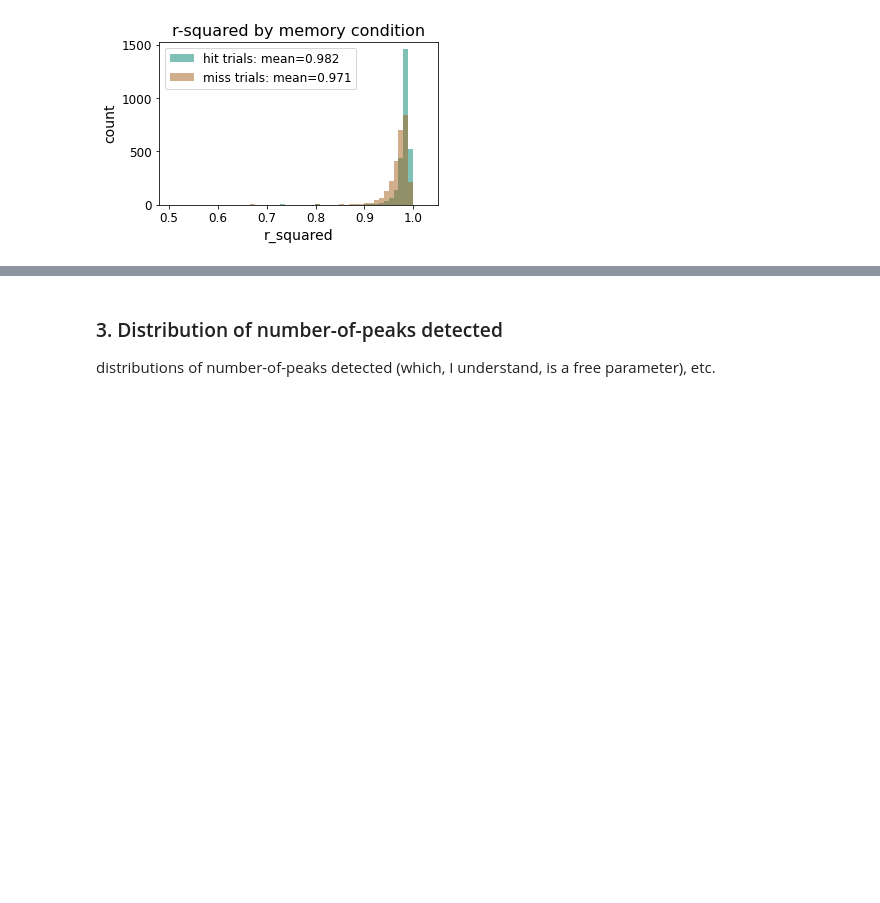
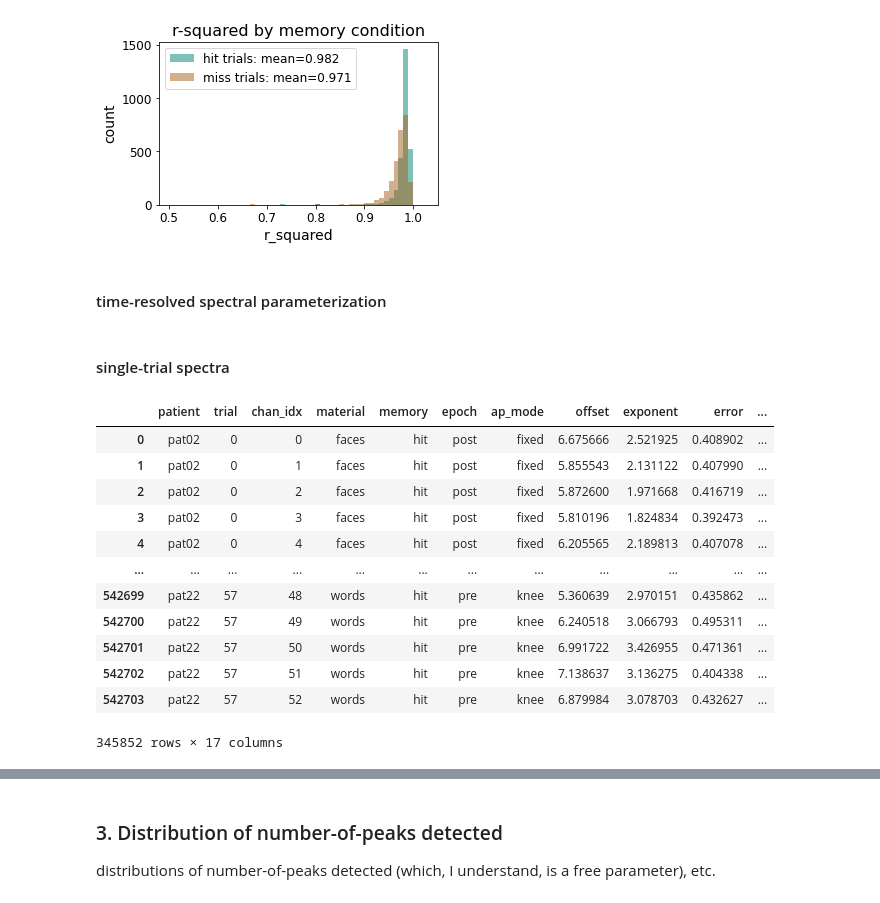
Before and after one commit to voytekresearch/oscillation_vs_exponent, a Jupyter notebook: notebooks/assess_model_fits.ipynb, the cells around one changed output, grey strips where cells are left out. Cells and saved outputs as stored; diff of their text form; code cells hidden in the pictures; blank space fills up the shorter version.

```diff
--- a/notebooks/assess_model_fits.ipynb
+++ b/notebooks/assess_model_fits.ipynb
@@ -197,3 +182,26 @@ ax.legend()
 plt.show()
 # %% [output]
 [figure]
+# %% [markdown]
+#### time-resolved spectral parameterization
+# %% [markdown]
+#### single-trial spectra
+# %%
+# load params
+df = pd.read_csv(f"{PROJECT_PATH}/data/results/psd_trial_params.csv")
+df = df.loc[df['memory']=='hit']
+df
+# %% [output]
+|  | patient | trial | chan_idx | material | memory | epoch | ap_mode | offset | exponent | error | ... |
+| 0 | pat02 | 0 | 0 | faces | hit | post | fixed | 6.675666 | 2.521925 | 0.408902 | ... |
+| 1 | pat02 | 0 | 1 | faces | hit | post | fixed | 5.855543 | 2.131122 | 0.407990 | ... |
+| 2 | pat02 | 0 | 2 | faces | hit | post | fixed | 5.872600 | 1.971668 | 0.416719 | ... |
+| 3 | pat02 | 0 | 3 | faces | hit | post | fixed | 5.810196 | 1.824834 | 0.392473 | ... |
+| 4 | pat02 | 0 | 4 | faces | hit | post | fixed | 6.205565 | 2.189813 | 0.407078 | ... |
+| ... | ... | ... | ... | ... | ... | ... | ... | ... | ... | ... | ... |
+| 542699 | pat22 | 57 | 48 | words | hit | pre | knee | 5.360639 | 2.970151 | 0.435862 | ... |
+| 542700 | pat22 | 57 | 49 | words | hit | pre | knee | 6.240518 | 3.066793 | 0.495311 | ... |
+| 542701 | pat22 | 57 | 50 | words | hit | pre | knee | 6.991722 | 3.426955 | 0.471361 | ... |
+| 542702 | pat22 | 57 | 51 | words | hit | pre | knee | 7.138637 | 3.136275 | 0.404338 | ... |
+| 542703 | pat22 | 57 | 52 | words | hit | pre | knee | 6.879984 | 3.078703 | 0.432627 | ... |
+345852 rows × 17 columns
```
Also changed, not shown: parts of 9 cells of this notebook.
